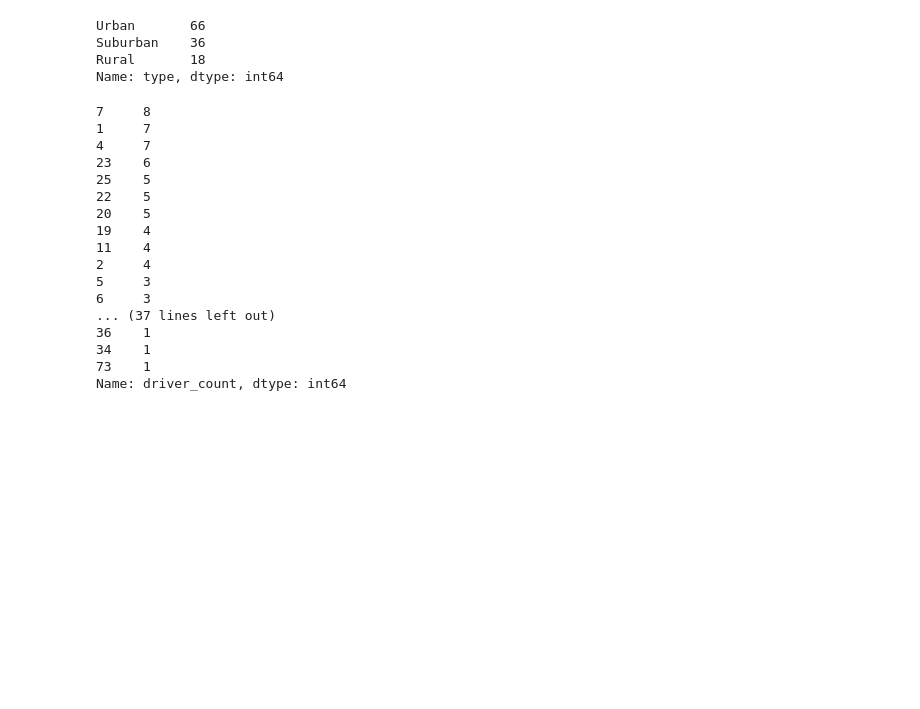
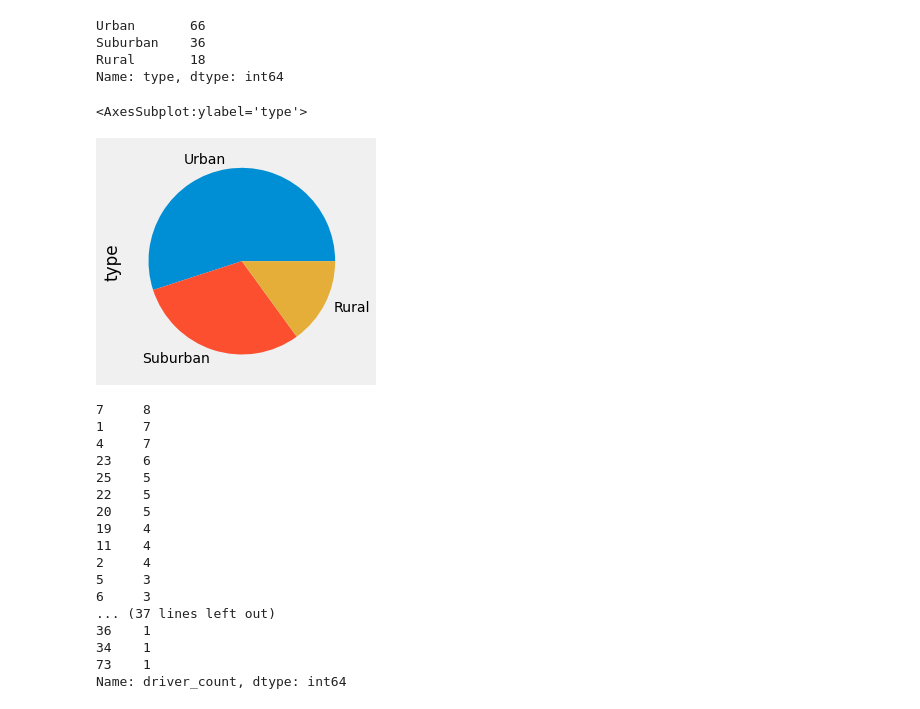
Before and after one commit to jaycecox/PyBer, a Jupyter notebook: PyBer/PyBer_Challenge.ipynb, the cells around one changed output. Drawn from its saved outputs; the diff is of its cells as text; code cells hidden in the pictures; blank space fills up the shorter version.

```diff
--- a/PyBer/PyBer_Challenge.ipynb
+++ b/PyBer/PyBer_Challenge.ipynb
@@ -63,6 +63,11 @@ Urban       66
 Suburban    36
 Rural       18
 Name: type, dtype: int64
+# %%
+city_data_df['type'].value_counts().plot(kind='pie')
+# %% [output]
+<AxesSubplot:ylabel='type'>
+[figure, added]
 # %%
 city_data_df['driver_count'].value_counts()
 # %% [output]
```
Also changed, not shown: parts of 2 cells of this notebook, 1 other file.
